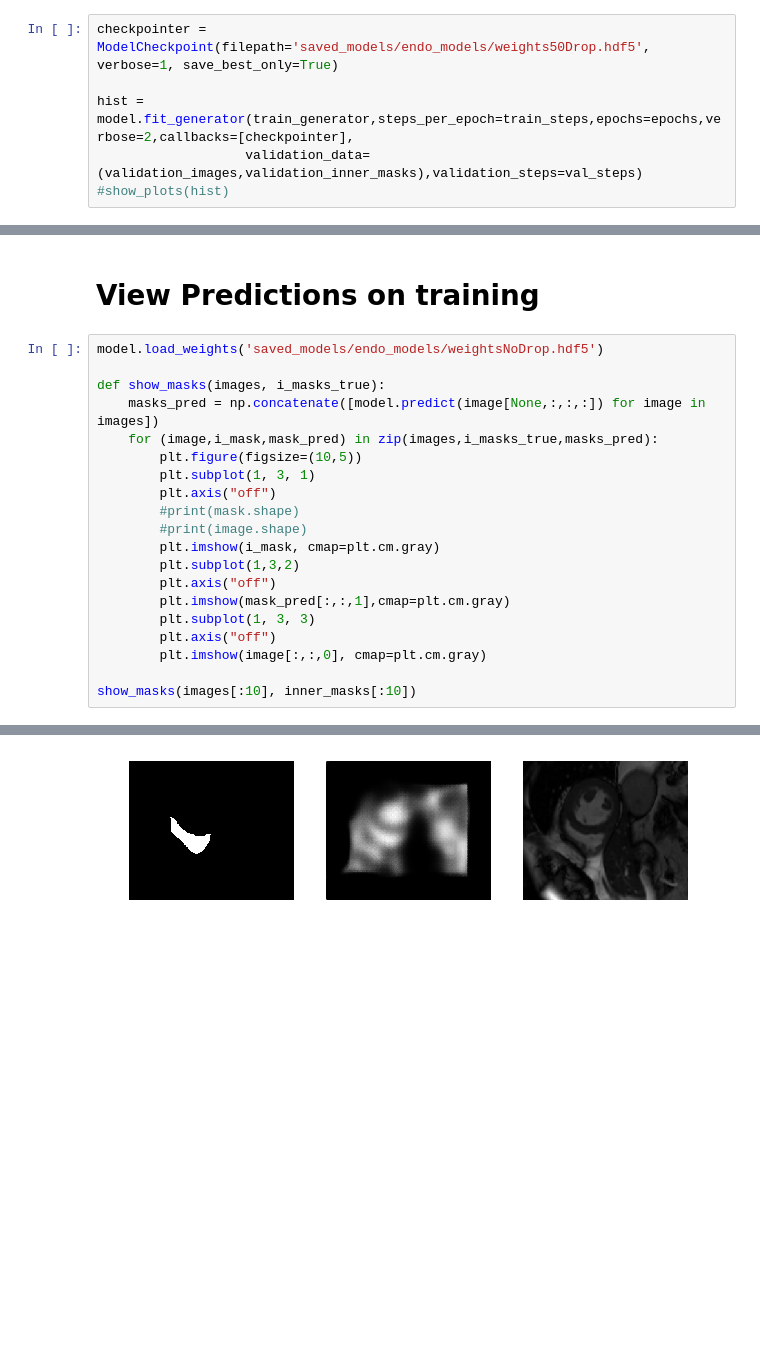
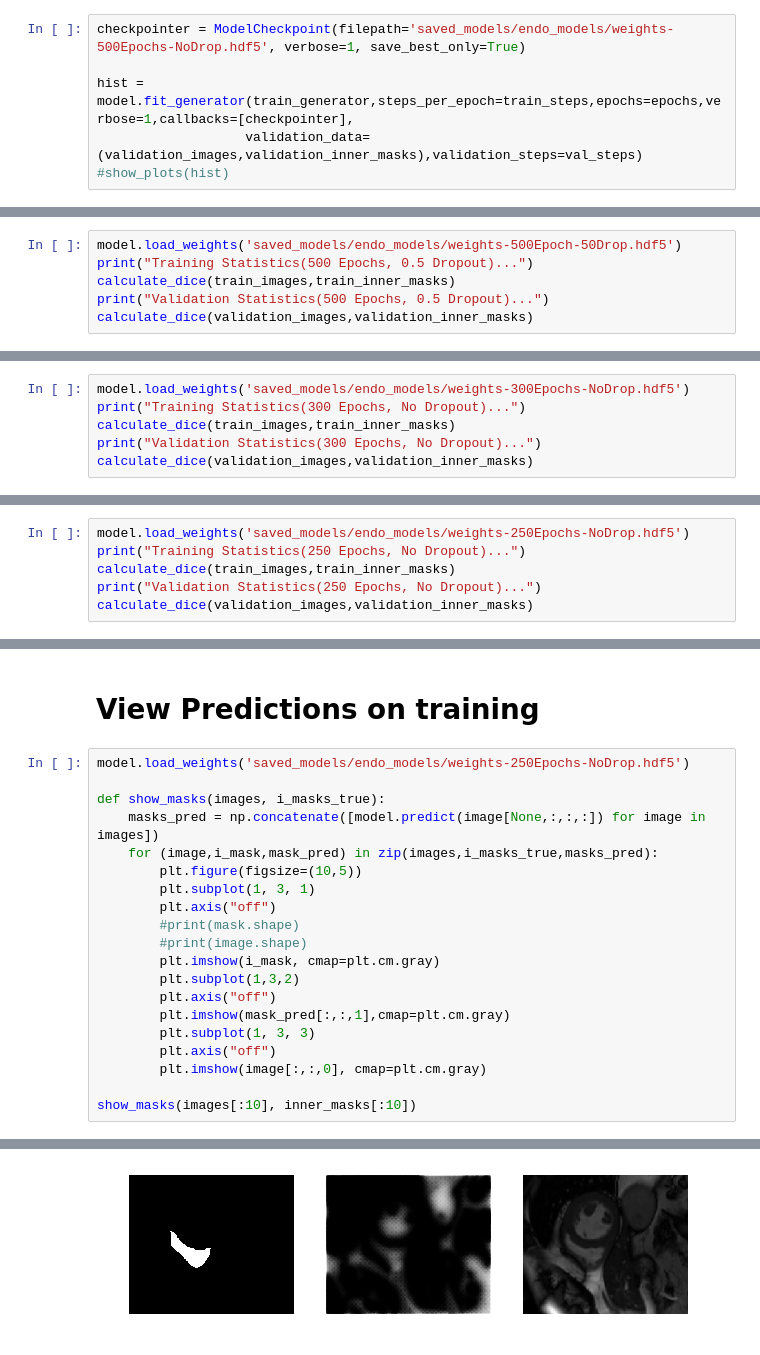
Before and after one commit to aksharkkumar/cmri-rv-seg, a Jupyter notebook: notebooks/cmri-rv-seg.ipynb, the cells around one changed output, grey strips where cells are left out. Drawn from its saved outputs; the diff is of its cells as text; blank space fills up the shorter version.

```diff
--- a/notebooks/cmri-rv-seg.ipynb
+++ b/notebooks/cmri-rv-seg.ipynb
@@ -159,9 +165,9 @@ train_masks_generator = train_images_datagen.flow(train_inner_masks, y=None, see
 
 train_generator = zip(train_images_generator, train_masks_generator)
 # %%
-checkpointer = ModelCheckpoint(filepath='saved_models/endo_models/weights50Drop.hdf5', verbose=1, save_best_only=True)
+checkpointer = ModelCheckpoint(filepath='saved_models/endo_models/weights-500Epochs-NoDrop.hdf5', verbose=1, save_best_only=True)
 
-hist = model.fit_generator(train_generator,steps_per_epoch=train_steps,epochs=epochs,verbose=2,callbacks=[checkpointer],
+hist = model.fit_generator(train_generator,steps_per_epoch=train_steps,epochs=epochs,verbose=1,callbacks=[checkpointer],
                    validation_data=(validation_images,validation_inner_masks),validation_steps=val_steps)
 #show_plots(hist)
 # %% [output]
@@ -328,3 +367,9 @@ Training Statistics(No Dropout)...
 Dice Average: 0.90 Dice Stdev: 0.03
 Validation Statistics(No Dropout)...
 Dice Average: 0.91 Dice Stdev: 0.03
+# %%
+model.load_weights('saved_models/endo_models/weights-500Epoch-50Drop.hdf5')
+print("Training Statistics(500 Epochs, 0.5 Dropout)...")
+calculate_dice(train_images,train_inner_masks)
+print("Validation Statistics(500 Epochs, 0.5 Dropout)...")
+calculate_dice(validation_images,validation_inner_masks)
@@ -330,0 +381,6 @@ Dice Average: 0.91 Dice Stdev: 0.03
+# %%
+model.load_weights('saved_models/endo_models/weights-300Epochs-NoDrop.hdf5')
+print("Training Statistics(300 Epochs, No Dropout)...")
+calculate_dice(train_images,train_inner_masks)
+print("Validation Statistics(300 Epochs, No Dropout)...")
+calculate_dice(validation_images,validation_inner_masks)
@@ -330,0 +392,6 @@ Dice Average: 0.91 Dice Stdev: 0.03
+# %%
+model.load_weights('saved_models/endo_models/weights-250Epochs-NoDrop.hdf5')
+print("Training Statistics(250 Epochs, No Dropout)...")
+calculate_dice(train_images,train_inner_masks)
+print("Validation Statistics(250 Epochs, No Dropout)...")
+calculate_dice(validation_images,validation_inner_masks)
@@ -331,7 +403,7 @@ Dice Average: 0.91 Dice Stdev: 0.03
 # %% [markdown]
 # View Predictions on training
 # %%
-model.load_weights('saved_models/endo_models/weightsNoDrop.hdf5')
+model.load_weights('saved_models/endo_models/weights-250Epochs-NoDrop.hdf5')
 
 def show_masks(images, i_masks_true):
     masks_pred = np.concatenate([model.predict(image[None,:,:,:]) for image in images])
@@ -360 +432 @@ show_masks(images[:10], inner_masks[:10])
-[figure, old version]
+[figure, new version]
```
Also changed, not shown: parts of 14 cells of this notebook, 2 other files.
